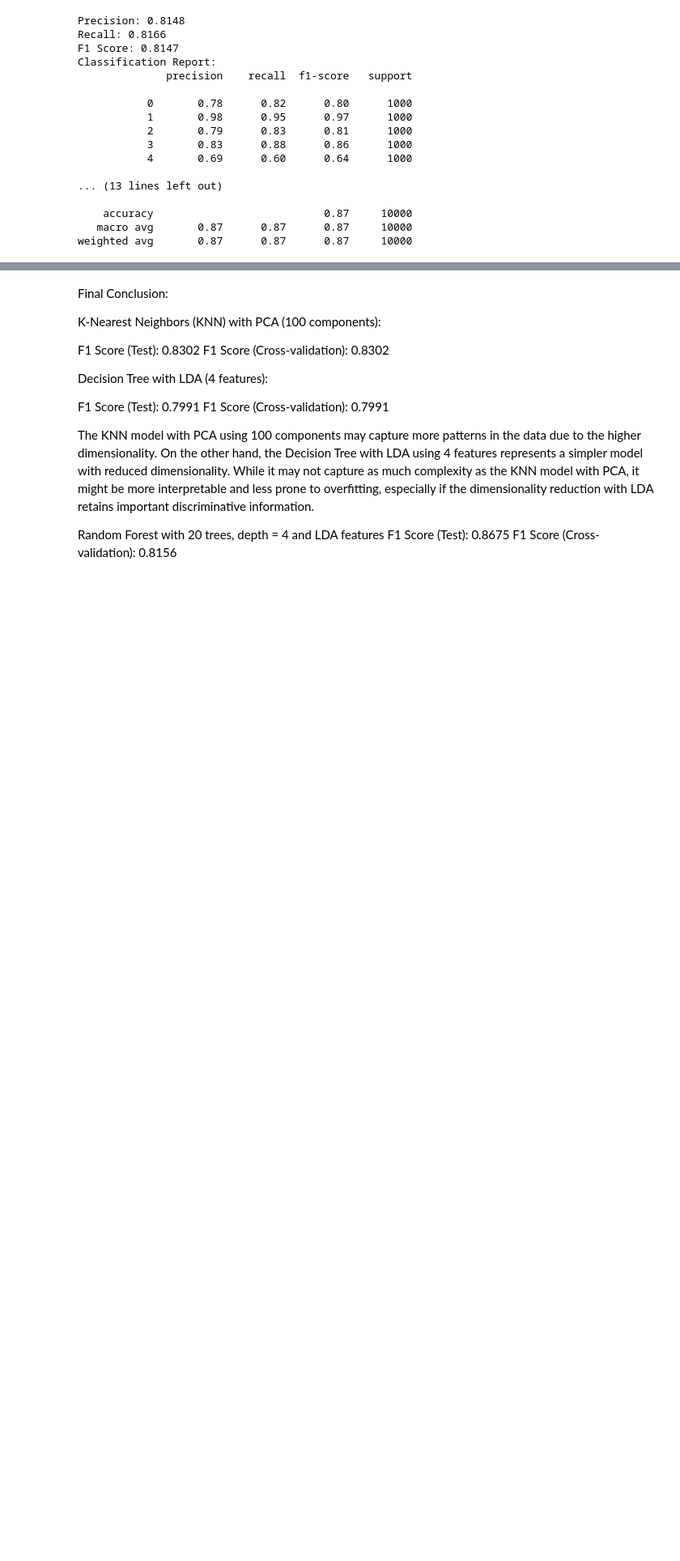
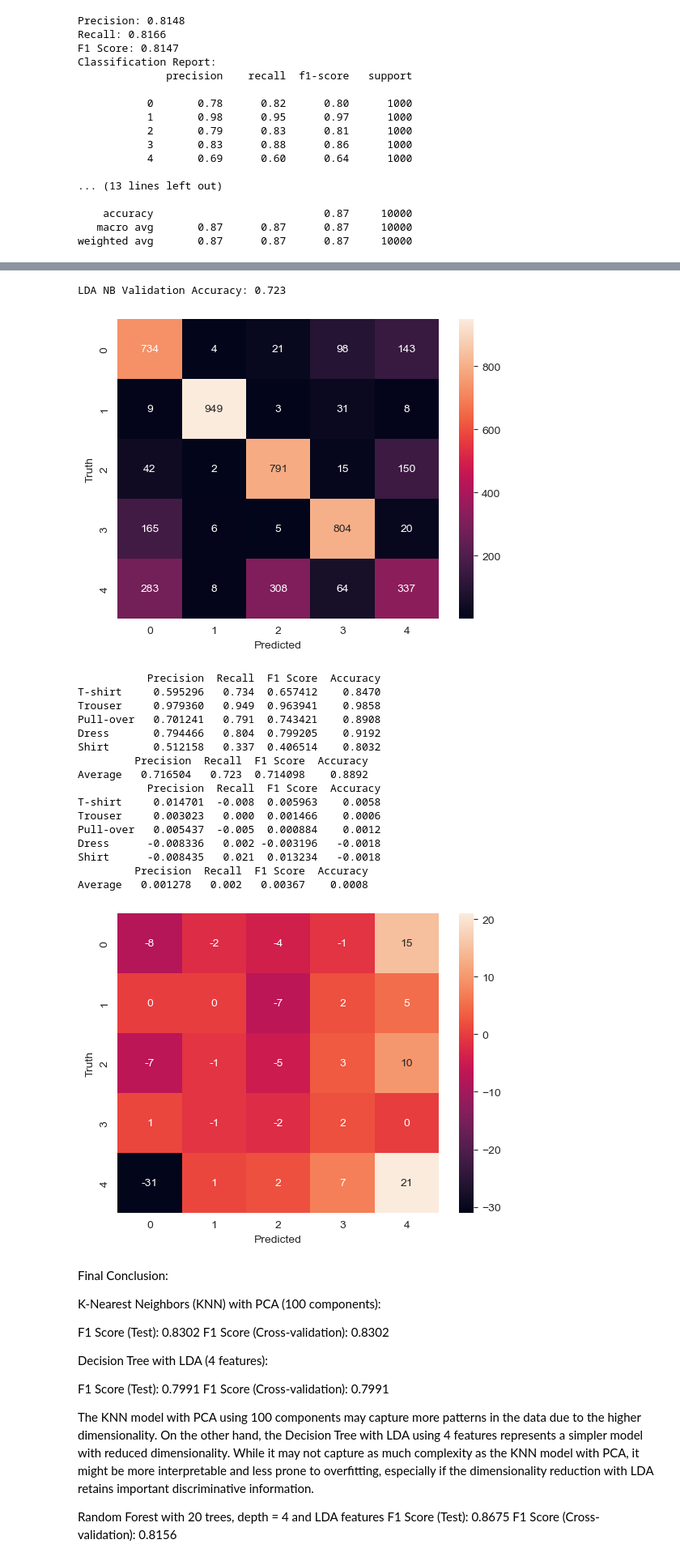
Before and after one commit to PetyaPetrova96/clasifying-clothing-types-, a Jupyter notebook: steps.ipynb, the cells around one changed output, grey strips where cells are left out. Shown at 81% size. Drawn from its saved outputs; the diff is of its cells as text; code cells hidden in the pictures; blank space fills up the shorter version.

Commit message:
added assertion of correctness for naive bayes yay

```diff
--- a/steps.ipynb
+++ b/steps.ipynb
@@ -1614,3 +1616,80 @@ weighted avg       0.87      0.87      0.87     10000
+# %%
+#assess correctness of our NB
+from sklearn.naive_bayes import GaussianNB
+train_data_wlda = apply_lda_to_each_img_in_array(train_data)
+test_data_wlda = apply_lda_to_each_img_in_array(test_data)
+
+lda_test_x = test_data_wlda[:, :-1]
+lda_test_y = test_data_wlda[:, -1]
+lda_train_x = train_data_wlda[:, :-1]
+lda_train_y = train_data_wlda[:, -1]
+#lda_train_x = scaler.fit_transform(lda_train_x)
+#lda_test_x = scaler.transform(lda_test_x)
+# Create and train the KNN classifier
+skNB = GaussianNB()
+skNB.fit(lda_train_x, lda_train_y)
+
+# Make predictions on the test data
+skNB_predictions = skNB.predict(lda_test_x)
+
+# Calculate accuracy
+skNB_accuracy = accuracy_score(lda_test_y, skNB_predictions)
+print(f'LDA NB Validation Accuracy: {skNB_accuracy}')
+
+# Confusion matrix and heatmap
+skNB_cm = confusion_matrix(lda_test_y, skNB_predictions)
+sns.heatmap(skNB_cm, annot=True, fmt='d')
+plt.xlabel('Predicted')
+plt.ylabel('Truth')
+plt.show()
+
+#calculate the metrics for Naive Bayes with LDA
+precision_sklearn_NB, recall_sklearn_nb, f1_scr_sklearn_NB,accuracy_sklearn_NB,class_cfsion_matrix_sklearn_NB = calculate_metrics_from_cfsion_mtrx(skNB_cm)
+
+#put the values into a dataframe
+df_sklearn_NB = pd.DataFrame({'Precision':precision_sklearn_NB,'Recall':recall_sklearn_nb,'F1 Score':f1_scr_sklearn_NB,'Accuracy':accuracy_sklearn_NB},index=['T-shirt','Trouser','Pull-over','Dress','Shirt'])
+print(df_sklearn_NB)
+
+#put the average values into a dataframe
+df_sklearn_NB_avg = pd.DataFrame({'Precision':np.mean(precision_sklearn_NB),'Recall':np.mean(recall_sklearn_nb),'F1 Score':np.mean(f1_scr_sklearn_NB),'Accuracy':np.mean(accuracy_sklearn_NB)},index=['Average'])
+print(df_sklearn_NB_avg)
+
+#compare the metrics with the metrics of our NB
+df_sklearn_NB_avg['Precision'] = df_sklearn_NB_avg['Precision'] - df_our_NB_avg['Precision']
+df_sklearn_NB_avg['Recall'] = df_sklearn_NB_avg['Recall'] - df_our_NB_avg['Recall']
+df_sklearn_NB_avg['F1 Score'] = df_sklearn_NB_avg['F1 Score'] - df_our_NB_avg['F1 Score']
+df_sklearn_NB_avg['Accuracy'] = df_sklearn_NB_avg['Accuracy'] - df_our_NB_avg['Accuracy']
+df_sklearn_NB['Precision'] = df_sklearn_NB['Precision'] - df_our_NB['Precision']
+df_sklearn_NB['Recall'] = df_sklearn_NB['Recall'] - df_our_NB['Recall']
+df_sklearn_NB['F1 Score'] = df_sklearn_NB['F1 Score'] - df_our_NB['F1 Score']
+df_sklearn_NB['Accuracy'] = df_sklearn_NB['Accuracy'] - df_our_NB['Accuracy']
+print(df_sklearn_NB)
+print(df_sklearn_NB_avg)
+dif_conf_cm = skNB_cm - NB_cfsion_matrix
+sns.heatmap(dif_conf_cm, annot=True, fmt='d')
+plt.xlabel('Predicted')
+plt.ylabel('Truth')
+plt.show()
+# %% [output]
+LDA NB Validation Accuracy: 0.723
+[figure, added]
+           Precision  Recall  F1 Score  Accuracy
+T-shirt     0.595296   0.734  0.657412    0.8470
+Trouser     0.979360   0.949  0.963941    0.9858
+Pull-over   0.701241   0.791  0.743421    0.8908
+Dress       0.794466   0.804  0.799205    0.9192
+Shirt       0.512158   0.337  0.406514    0.8032
+         Precision  Recall  F1 Score  Accuracy
+Average   0.716504   0.723  0.714098    0.8892
+           Precision  Recall  F1 Score  Accuracy
+T-shirt     0.014701  -0.008  0.005963    0.0058
+Trouser     0.003023   0.000  0.001466    0.0006
+Pull-over   0.005437  -0.005  0.000884    0.0012
+Dress      -0.008336   0.002 -0.003196   -0.0018
+Shirt      -0.008435   0.021  0.013234   -0.0018
+         Precision  Recall  F1 Score  Accuracy
+Average   0.001278   0.002   0.00367    0.0008
+[figure, added]
 # %% [markdown]
 Final Conclusion:
 
```
Also changed, not shown: parts of 20 cells of this notebook.
